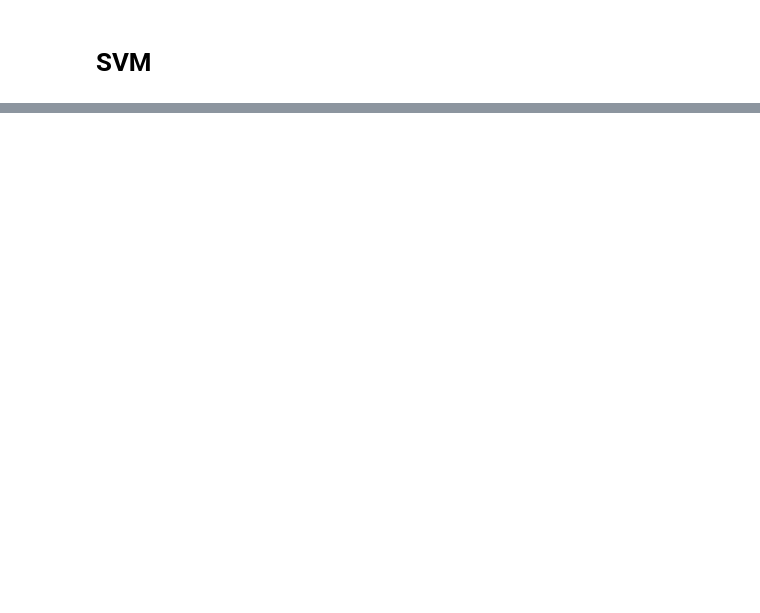
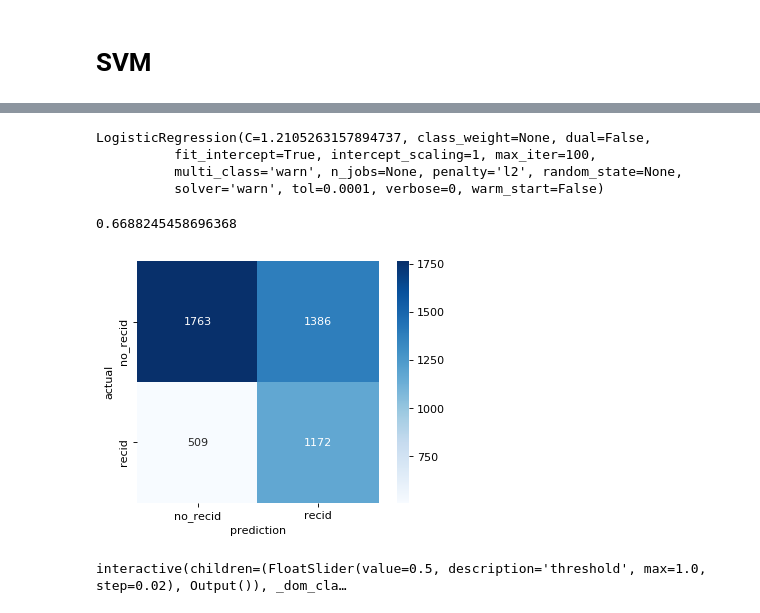
Before and after one commit to j-max/recidivism_iowa, a Jupyter notebook: notebooks/3.3_model_withunder50gone.ipynb, the cells around one changed output, grey strips where cells are left out. Cells and saved outputs as stored; diff of their text form; code cells hidden in the pictures; blank space fills up the shorter version.

```diff
--- a/notebooks/3.3_model_withunder50gone.ipynb
+++ b/notebooks/3.3_model_withunder50gone.ipynb
@@ -381,0 +618,38 @@ best_mean_roc[key] = model_trainer_for_svm(svm.SVC(kernel='rbf', gamma=.001), X,
+# %%
+mod = LogisticRegression(C=1.2105263157894737)
+# %%
+ros = RandomOverSampler(random_state=42)
+X_train_resampled, y_train_resampled = ros.fit_resample(X_train, y_train)
+# %%
+mod.fit(X_train_resampled, y_train_resampled)
+# %% [output]
+LogisticRegression(C=1.2105263157894737, class_weight=None, dual=False,
+          fit_intercept=True, intercept_scaling=1, max_iter=100,
+          multi_class='warn', n_jobs=None, penalty='l2', random_state=None,
+          solver='warn', tol=0.0001, verbose=0, warm_start=False)
+# %%
+y_pred = mod.predict_proba(X_test)[:,1]
+y_pred_binary = mod.predict(X_test)
+y_pred_binary = pd.DataFrame(y_pred_binary)
+roc_auc_score(y_test, y_pred)
+# %% [output]
+0.6688245458696368
+# %%
+from sklearn.metrics import confusion_matrix
+import seaborn as sns
+def make_confusion_matrix(model, threshold=0.5):
+    # Predict class 1 if probability of being in class 1 is greater than threshold
+    # (model.predict(X_test) does this automatically with a threshold of 0.5)
+    y_predict = (model.predict_proba(X_test)[:, 1] >= threshold)
+    fraud_confusion = confusion_matrix(y_test, y_predict)
+    plt.figure(dpi=80)
+    sns.heatmap(fraud_confusion, cmap=plt.cm.Blues, annot=True, square=True, fmt='d',
+           xticklabels=['no_recid', 'recid'],
+           yticklabels=['no_recid', 'recid']);
+    plt.xlabel('prediction')
+    plt.ylabel('actual')
+# %%
+
+make_confusion_matrix(mod, threshold=.5)
+# %% [output]
+[figure, added]
@@ -381,0 +659,8 @@ best_mean_roc[key] = model_trainer_for_svm(svm.SVC(kernel='rbf', gamma=.001), X,
+# %%
+# Let's see how our confusion matrix changes with changes to the cutoff!
+
+from ipywidgets import interactive, FloatSlider
+
+interactive(lambda threshold: make_confusion_matrix(mod, threshold), threshold=(0.0,1.0,0.02))
+# %% [output]
+interactive(children=(FloatSlider(value=0.5, description='threshold', max=1.0, step=0.02), Output()), _dom_cla…
```
Also changed, not shown: parts of 109 cells of this notebook, 14 other files.
